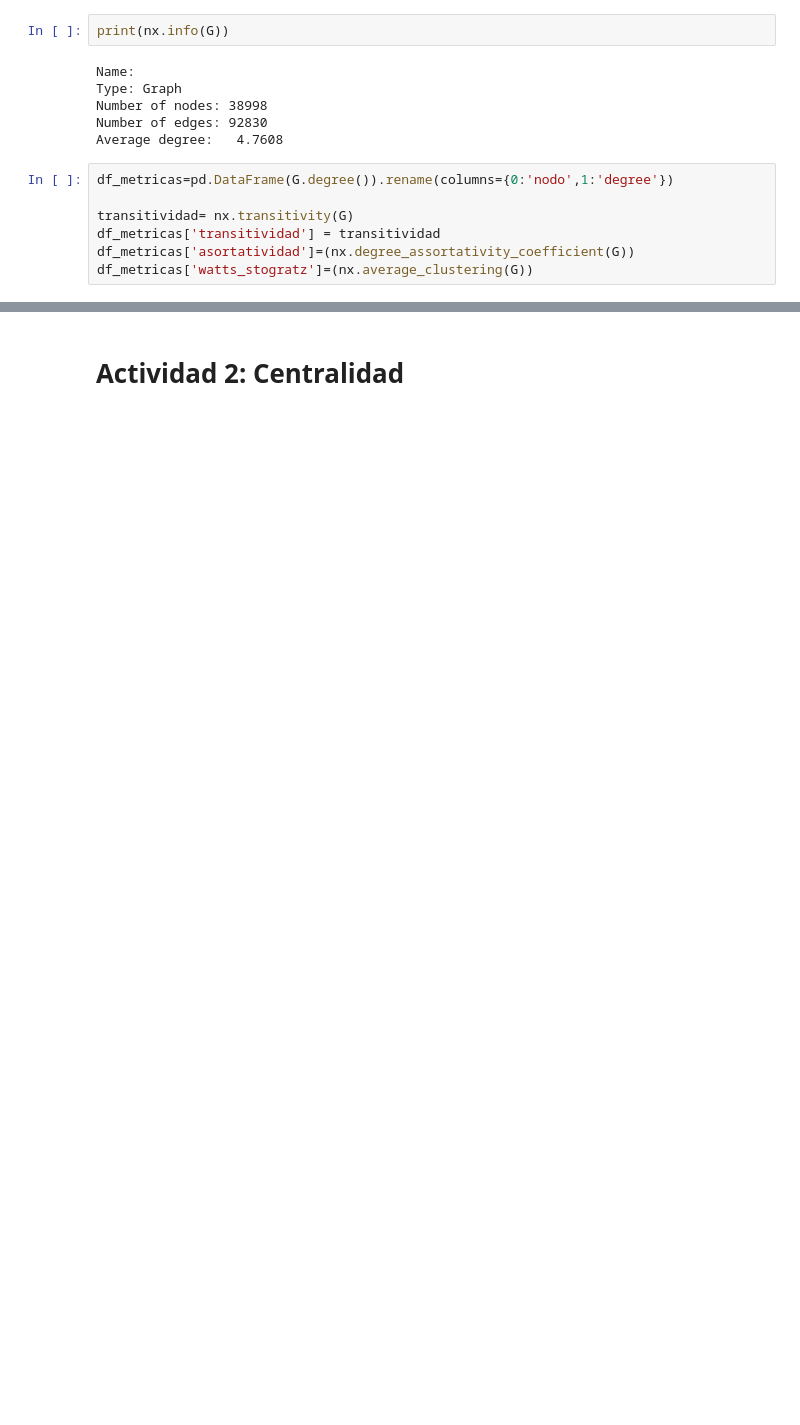
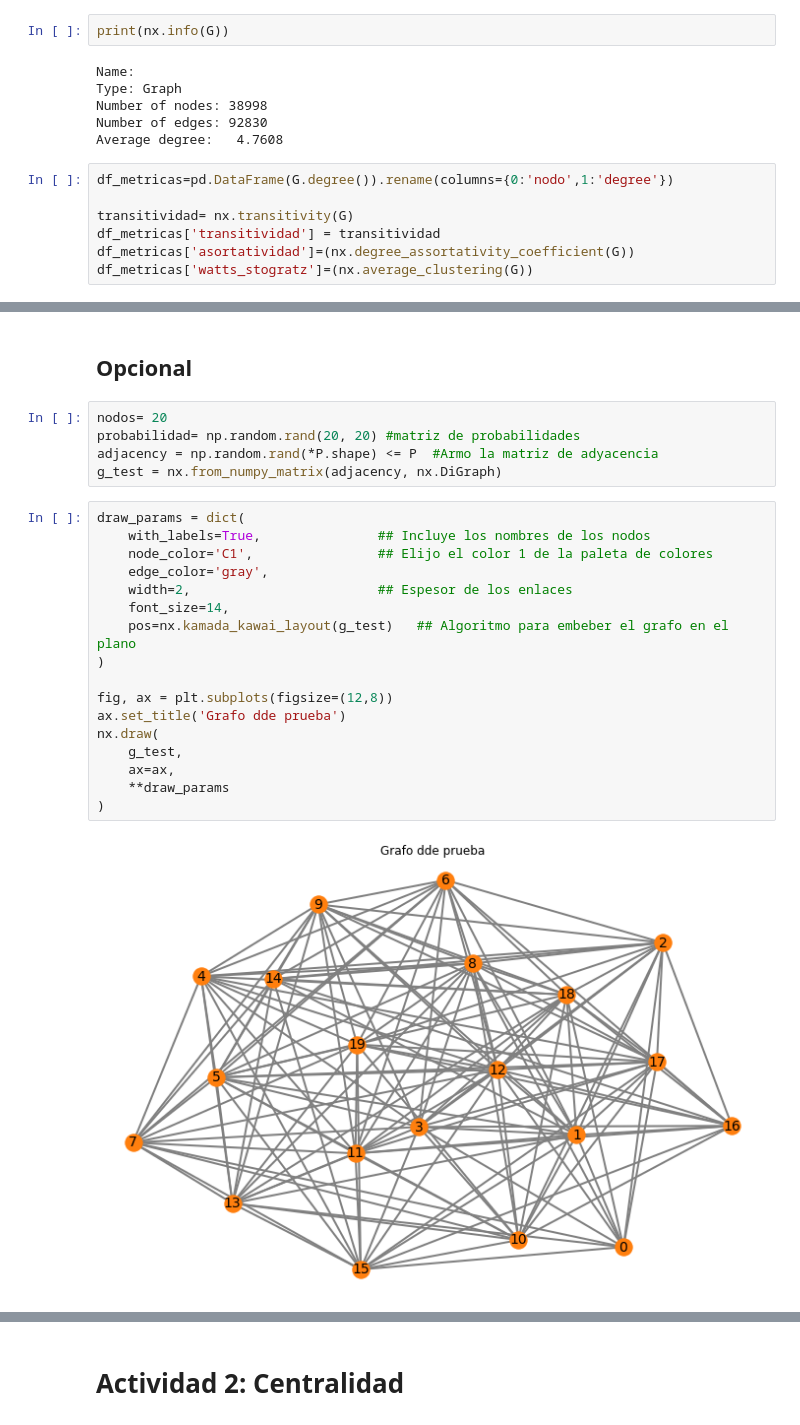
Before and after one commit to estebanarr/graphMachineLearning, a Jupyter notebook: notebooks/Practico1.ipynb, the cells around one changed output, grey strips where cells are left out. Saved outputs shown, nothing was run; the diff lists cells and outputs as text; blank space fills up the shorter version.

```diff
--- a/notebooks/Practico1.ipynb
+++ b/notebooks/Practico1.ipynb
@@ -312 +333,27 @@ df_metricas
 38998 rows × 5 columns
+# %% [markdown]
+## Opcional
+# %%
+nodos= 20
+probabilidad= np.random.rand(20, 20) #matriz de probabilidades
+adjacency = np.random.rand(*P.shape) <= P  #Armo la matriz de adyacencia
+g_test = nx.from_numpy_matrix(adjacency, nx.DiGraph)
+# %%
+draw_params = dict(
+    with_labels=True,               ## Incluye los nombres de los nodos
+    node_color='C1',                ## Elijo el color 1 de la paleta de colores
+    edge_color='gray',
+    width=2,                        ## Espesor de los enlaces
+    font_size=14,
+    pos=nx.kamada_kawai_layout(g_test)   ## Algoritmo para embeber el grafo en el plano
+)
+
+fig, ax = plt.subplots(figsize=(12,8))
+ax.set_title('Grafo dde prueba')
+nx.draw(
+    g_test,
+    ax=ax,
+    **draw_params
+)
+# %% [output]
+[figure, added]
```
Also changed, not shown: parts of 10 cells of this notebook.
